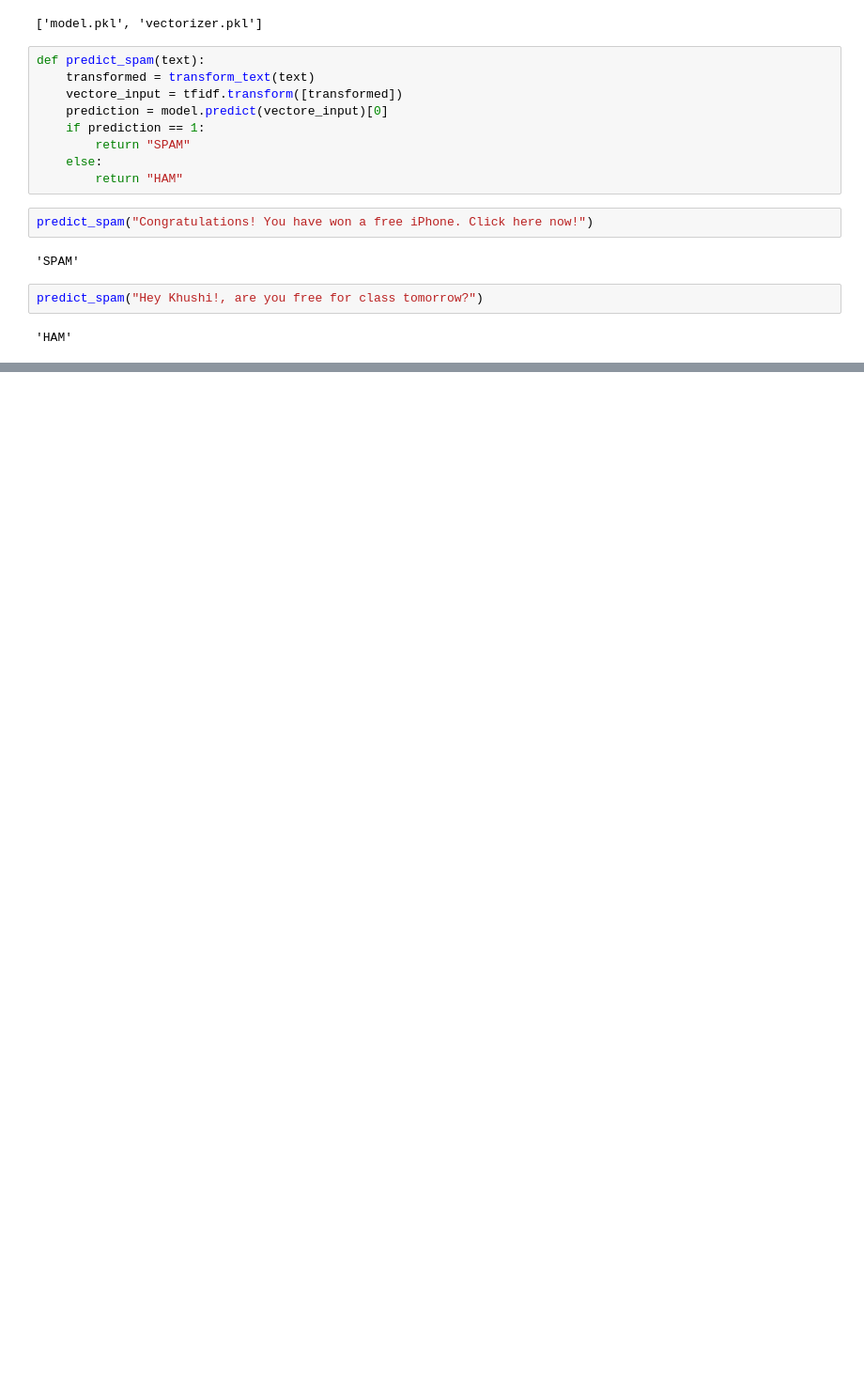
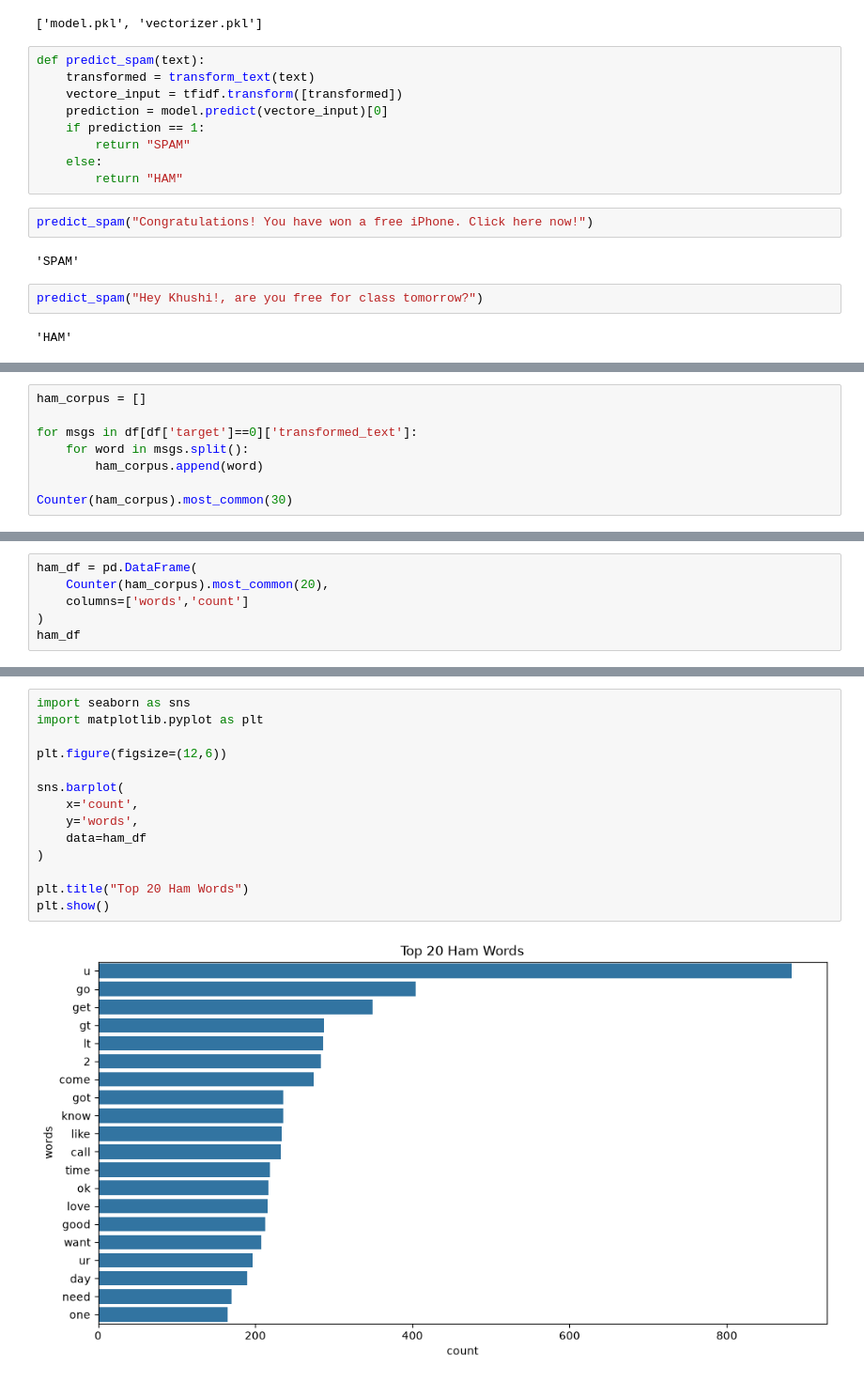
Before and after one commit to KhushiKaranjiya58/Spam-Message-Detection-Classifier, a Jupyter notebook: notebook/Untitled.ipynb, the cells around one changed output, grey strips where cells are left out. Shown at 94% size. Drawn from its saved outputs; the diff is of its cells as text; blank space fills up the shorter version.

```diff
--- a/notebook/Untitled.ipynb
+++ b/notebook/Untitled.ipynb
@@ -372,0 +498,8 @@ predict_spam("Hey Khushi!, are you free for class tomorrow?")
+# %%
+ham_corpus = []
+
+for msgs in df[df['target']==0]['transformed_text']:
+    for word in msgs.split():
+        ham_corpus.append(word)
+
+Counter(ham_corpus).most_common(30)
@@ -372,0 +524,6 @@ predict_spam("Hey Khushi!, are you free for class tomorrow?")
+# %%
+ham_df = pd.DataFrame(
+    Counter(ham_corpus).most_common(20),
+    columns=['words','count']
+)
+ham_df
@@ -372,0 +548,16 @@ predict_spam("Hey Khushi!, are you free for class tomorrow?")
+# %%
+import seaborn as sns
+import matplotlib.pyplot as plt
+
+plt.figure(figsize=(12,6))
+
+sns.barplot(
+    x='count',
+    y='words',
+    data=ham_df
+)
+
+plt.title("Top 20 Ham Words")
+plt.show()
+# %% [output]
+[figure, added]
```
Also changed, not shown: parts of 26 cells of this notebook, 6 other files.
